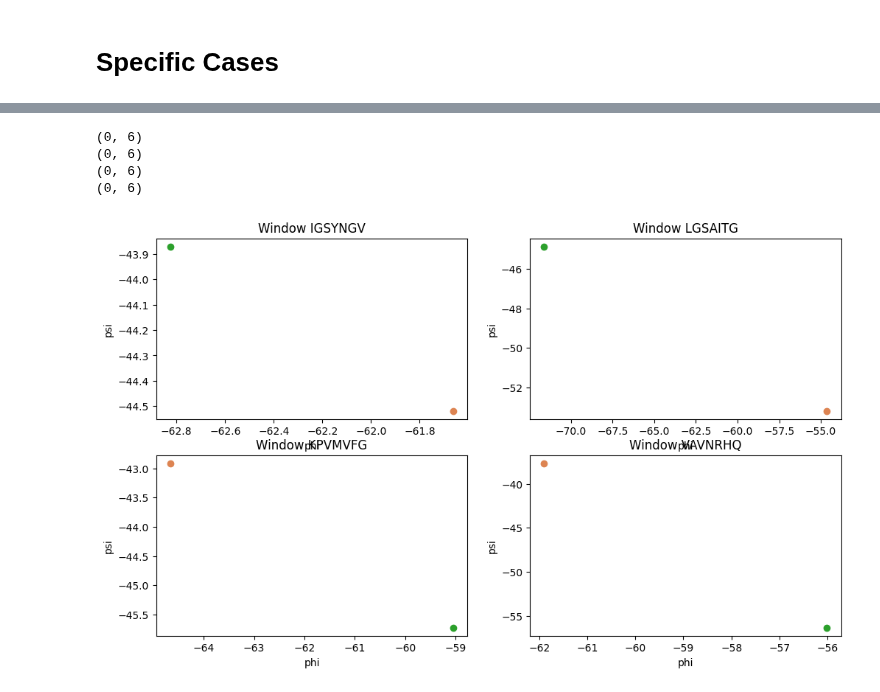
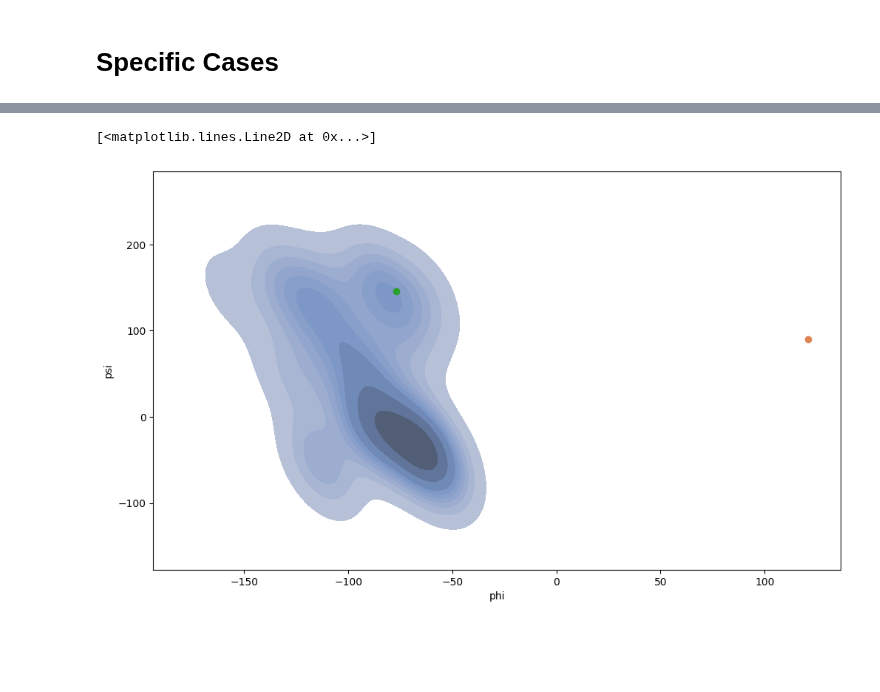
Before and after one commit to Musa-Azeem/protein-dihedral-visualization, a Jupyter notebook: multi-window.ipynb, the cells around one changed output, grey strips where cells are left out. Cells and saved outputs as stored; diff of their text form; code cells hidden in the pictures; blank space fills up the shorter version.

```diff
--- a/multi-window.ipynb
+++ b/multi-window.ipynb
@@ -609,17 +584,17 @@ Name: protein_id, Length: 124489, dtype: object
 # %%
 # Plot xray vs prediction md for each residue of one prediction
 def filter(df):
-    return df[df.md > df.md.quantile(.9)]
+    # return df[df.md > df.md.quantile(.9)]
+    return df
 
 def plot_res_vs_md(pred_id, pred_name=None, highlight_res=None):
     pred_name = pred_name or pred_id
     phi_psi_predictions['Source'] = 'CASP Prediction'
     phi_psi_predictions.loc[phi_psi_predictions.protein_id == pred_id, 'Source'] = pred_name
     alpha = phi_psi_predictions.loc[phi_psi_predictions.protein_id == pred_id]
-    global xray_phi_psi
     xray_phi_psi['Source'] = 'X-Ray'
-    alpha = alpha[alpha.md < alpha.md.quantile(.9)]
-    xray_phi_psi = xray_phi_psi[xray_phi_psi.md < xray_phi_psi.md.quantile(.9)]
+    # alpha = alpha[alpha.md < alpha.md.quantile(.9)]
+    # xray_phi_psi[xray_phi_psi.md < xray_phi_psi.md.quantile(.9)]
     both = pd.merge(alpha, xray_phi_psi, how='inner', on=['seq','seq'], suffixes=('_alpha','_xray'))
     both['md_diff'] = both['md_alpha'] - both['md_xray']
     fig, axes = plt.subplots(2, figsize=(15,10), sharex=True)
@@ -638,6 +613,9 @@ def plot_res_vs_md(pred_id, pred_name=None, highlight_res=None):
         for ax in axes:
             ax.axvspan(highlight_res[0], highlight_res[1], color='red', alpha=0.2)
 
-plot_res_vs_md('T1030TS392_3', pred_name="AlphaFold")
+    return both
+
+protein_ids = phi_psi_predictions.protein_id.unique()
+both = plot_res_vs_md(protein_ids[2], pred_name="AlphaFold")
 # NOTE: for presentation, highlight area around res-300 to show this is where alphafold did bad
 # %% [output]
@@ -686,0 +653,4 @@ phi_psi_mined_ctxt[phi_psi_mined_ctxt.seq.isin(seqs_with_highest_maha)]
+# %%
+id = protein_ids[2]
+both = plot_res_vs_md(id, pred_name="AlphaFold", highlight_res=(10,15))
+highest = both.sort_values('md_diff', ascending=False).head(16)
@@ -687,22 +679,16 @@ phi_psi_mined_ctxt[phi_psi_mined_ctxt.seq.isin(seqs_with_highest_maha)]
 # %%
 # plot dists with highest mahalanobis distance for alphafold
-phi_psi_alpha = phi_psi_predictions[phi_psi_predictions.protein_id == alphafold_id]
-seqs_with_highest_maha = phi_psi_alpha.sort_values('md', ascending=False).head(16).seq_ctxt.values
 m = 0
-fig, axes = plt.subplots(2,2,figsize=(12,7))
-for i,seq in enumerate(seqs_with_highest_maha[m:m+4]):
-    xray_phi_psi_seq = xray_phi_psi[xray_phi_psi.seq_ctxt == seq]
-    phi_psi_dist = phi_psi_mined_ctxt[phi_psi_mined_ctxt.seq == seq]
-    print(phi_psi_dist.shape)
-    phi_psi_alpha_seq = phi_psi_alpha[phi_psi_alpha.seq_ctxt == seq]
-    ax = axes.flatten()[i]
-    sns.kdeplot(data=phi_psi_dist, x='phi', y='psi', ax=ax, fill=True, color='#7490c0', legend=True)
-    ax.plot(phi_psi_alpha_seq.phi, phi_psi_alpha_seq.psi, 'o', color='#dd8452', label='Prediction')
-    ax.plot(xray_phi_psi_seq.phi, xray_phi_psi_seq.psi, 'o', color='tab:green', label='X-ray')
-    ax.set_title(f'Window {seq}')
+fig, ax = plt.subplots(figsize=(12,7))
+high = highest.iloc[0]
+seq = high.seq_ctxt_alpha
+xray_phi_psi_seq = xray_phi_psi[xray_phi_psi.seq_ctxt == seq]
+phi_psi_alpha_seq = phi_psi_predictions[(phi_psi_predictions.protein_id==id) & (phi_psi_predictions.seq_ctxt == seq)]
+phi_psi_dist = phi_psi_mined[phi_psi_mined.seq == get_subseq(seq)]
+
+sns.kdeplot(data=phi_psi_dist, x='phi', y='psi', ax=ax, fill=True, color='#7490c0', legend=True)
+ax.plot(phi_psi_alpha_seq.phi, phi_psi_alpha_seq.psi, 'o', color='#dd8452', label='Prediction')
+ax.plot(xray_phi_psi_seq.phi, xray_phi_psi_seq.psi, 'o', color='tab:green', label='X-ray')
 # %% [output]
-(0, 6)
-(0, 6)
-(0, 6)
-(0, 6)
+[<matplotlib.lines.Line2D at 0x...>]
-[figure, old version]
+[figure, new version]
```
Also changed, not shown: parts of 14 cells of this notebook, 2 other files.
